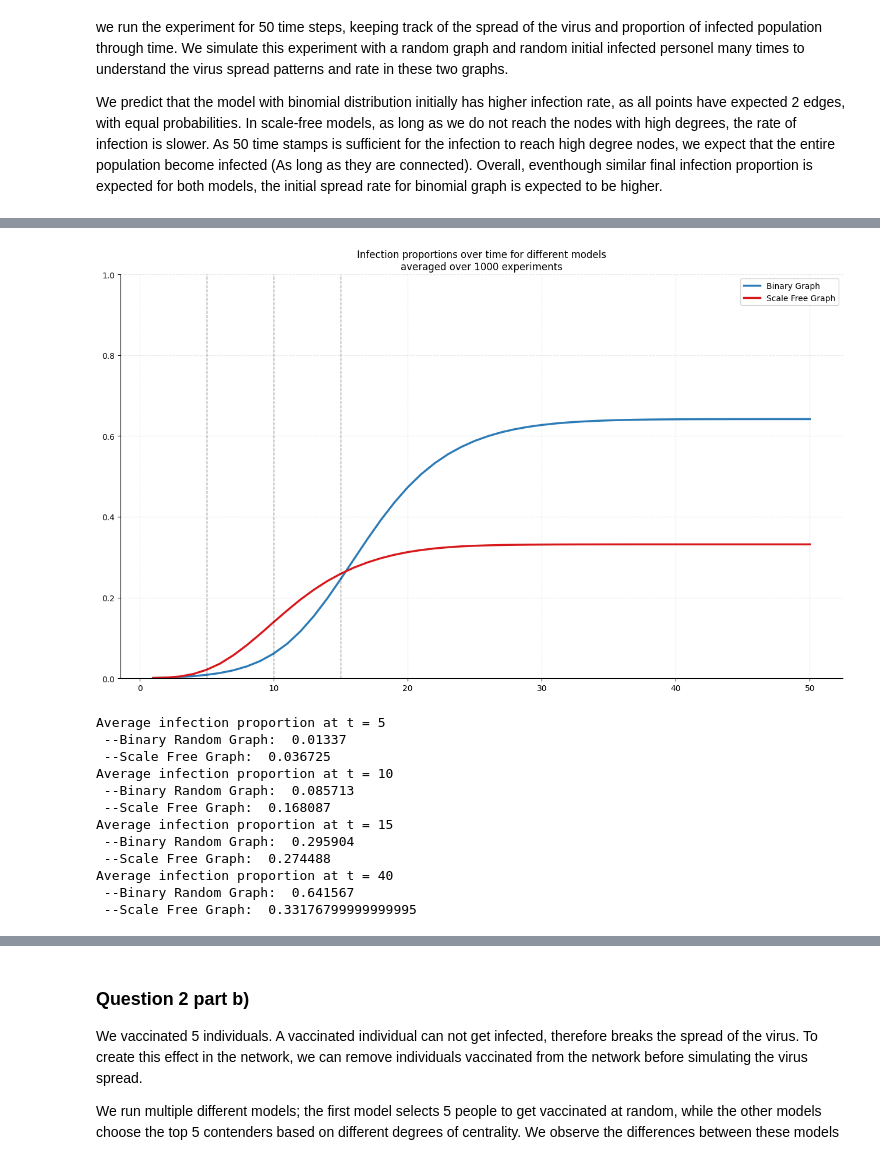
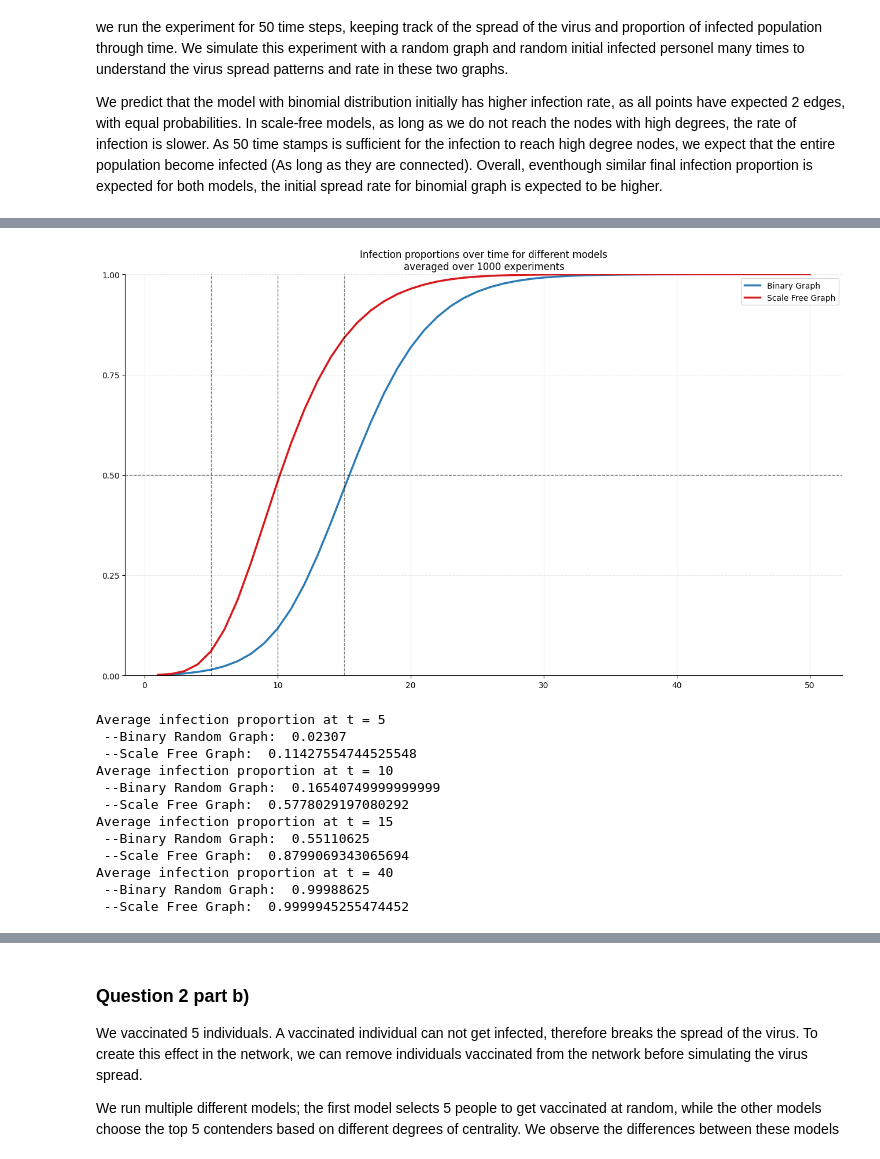
Before and after one commit to romgou74/Networks-Graded-Lab, a Jupyter notebook: Lab6 - Notebook.ipynb, the cells around one changed output, grey strips where cells are left out. Cells and saved outputs as stored; diff of their text form; code cells hidden in the pictures.

```diff
--- a/Lab6 - Notebook.ipynb
+++ b/Lab6 - Notebook.ipynb
@@ -472,10 +472,16 @@ probabilityOfTransmission=0.5
 
 #generating a random graph with 1000 nodes
 rG=nx.binomial_graph(N,2/N)
+components = sorted(nx.connected_components(rG), key=len, reverse=True)
+rG = nx.subgraph(rG,components[0])
+
 
 
 #generating a powerlaw graph with 1000 nodes
 plG=exp.generatePowerLawGraph(N,gamma)
+components = sorted(nx.connected_components(plG), key=len, reverse=True)
+plG = nx.subgraph(plG,components[0])
+
 
 repeated_exp_dict_rG = exp.repeatedExperiments(exp.fullyRandomExperiment,rG,tMax,probabilityOfTransmission,1,0, nExp)
 average_states_50_rG = exp.averageExperiment(repeated_exp_dict_rG,50)
@@ -505,6 +493,6 @@ Experiment: 900 done.
 # %%
 
-rG=nx.binomial_graph(N,2/N)
+
 
 
 def layout_disconnected(G, spacing=2.5):
@@ -548,14 +536,12 @@ def layout_disconnected(G, spacing=2.5):
 pos = layout_disconnected(rG)
 
 one_exp_binary = exp.fullyRandomExperiment(rG,50,probabilityOfTransmission,1,0)
+viz.showGraphDynamic(rG,one_exp_binary,pos,"BinaryGraphVisualization")
 
-components = sorted(nx.connected_components(rG), key=len, reverse=True)
-largest = components[0]
 
-node_colors = ['green' if node in largest else 'steelblue' for node in rG.nodes()]
-plt.figure(figsize = (20,10))
-nx.draw_networkx(rG, pos=pos, node_color=node_colors,node_size = 10,with_labels= False)
-viz.showGraphDynamic(rG,one_exp_binary,pos,"BinaryGraphVisualization")
+pos = layout_disconnected(plG)
+one_exp_plG= exp.fullyRandomExperiment(plG,50,probabilityOfTransmission,1,0)
+viz.showGraphDynamic(plG,one_exp_plG,pos,"PLGraphVisualization")
 # %% [output]
 Edges trace computed.
 Nodes trace computed.
@@ -567,6 +558,7 @@ File saved.
 # %%
 # Graph of infection in two groups through time
-
+rG_size=(len(rG.nodes))
+plG_size = (len(plG.nodes))
 plt.rcParams.update({
     'font.family': 'sans-serif',
     'axes.spines.top': False,
@@ -579,50 +571,54 @@ plt.rcParams.update({
 
 colors = ['#2c7bb6', '#d7191c']
 plt.figure(figsize=(16, 9))
 plt.plot( range(1,51),
-          [n/N for _,n,_ in average_states_50_rG],
+          [n/rG_size for _,n,_ in average_states_50_rG],
     color=colors[0],
     linewidth=2.5,
     linestyle='-',
     label='Binary Graph',
 )
 
 plt.plot( range(1,51),
-          [n/N for _,n,_ in average_states_50_plG],
+          [n/plG_size for _,n,_ in average_states_50_plG],
     color=colors[1],
     linewidth=2.5,
     linestyle='-',
     label='Scale Free Graph',
 )
 
 plt.axvline(x=5, color='black', linestyle='--', linewidth=1, alpha = 0.5 )
 plt.axvline(x=15, color='black', linestyle='--', linewidth=1, alpha = 0.5 )
 plt.axvline(x=10, color='black', linestyle='--', linewidth=1, alpha = 0.5 )
+plt.axhline(y=0.5, color='black', linestyle='--', linewidth=1, alpha = 0.5 )
 
 
 plt.title('Infection proportions over time for different models\naveraged over 1000 experiments')
+plt.yticks([0,0.25,0.50,0.75,1])
 plt.ylim((0,1))
 plt.legend()
 plt.show()
 
+
+
 for t in [5,10,15, 40]:
     print(f'Average infection proportion at t = {t}')
-    print(f' --Binary Random Graph:  {average_states_50_rG[t][1]/1000}')
-    print(f' --Scale Free Graph:  {average_states_50_plG[t][1]/1000}')
+    print(f' --Binary Random Graph:  {average_states_50_rG[t][1]/rG_size}')
+    print(f' --Scale Free Graph:  {average_states_50_plG[t][1]/plG_size}')
 # %% [output]
-[figure, old version]
+[figure, new version]
 Average infection proportion at t = 5
- --Binary Random Graph:  0.01337
- --Scale Free Graph:  0.036725
+ --Binary Random Graph:  0.02307
+ --Scale Free Graph:  0.11427554744525548
 Average infection proportion at t = 10
- --Binary Random Graph:  0.085713
- --Scale Free Graph:  0.168087
+ --Binary Random Graph:  0.16540749999999999
+ --Scale Free Graph:  0.5778029197080292
 Average infection proportion at t = 15
- --Binary Random Graph:  0.295904
- --Scale Free Graph:  0.274488
+ --Binary Random Graph:  0.55110625
+ --Scale Free Graph:  0.8799069343065694
 Average infection proportion at t = 40
- --Binary Random Graph:  0.641567
- --Scale Free Graph:  0.33176799999999995
+ --Binary Random Graph:  0.99988625
+ --Scale Free Graph:  0.9999945255474452
 # %% [markdown]
 ### **Conclusion**:
 
```
Also changed, not shown: parts of 8 cells of this notebook, 8 other files.
